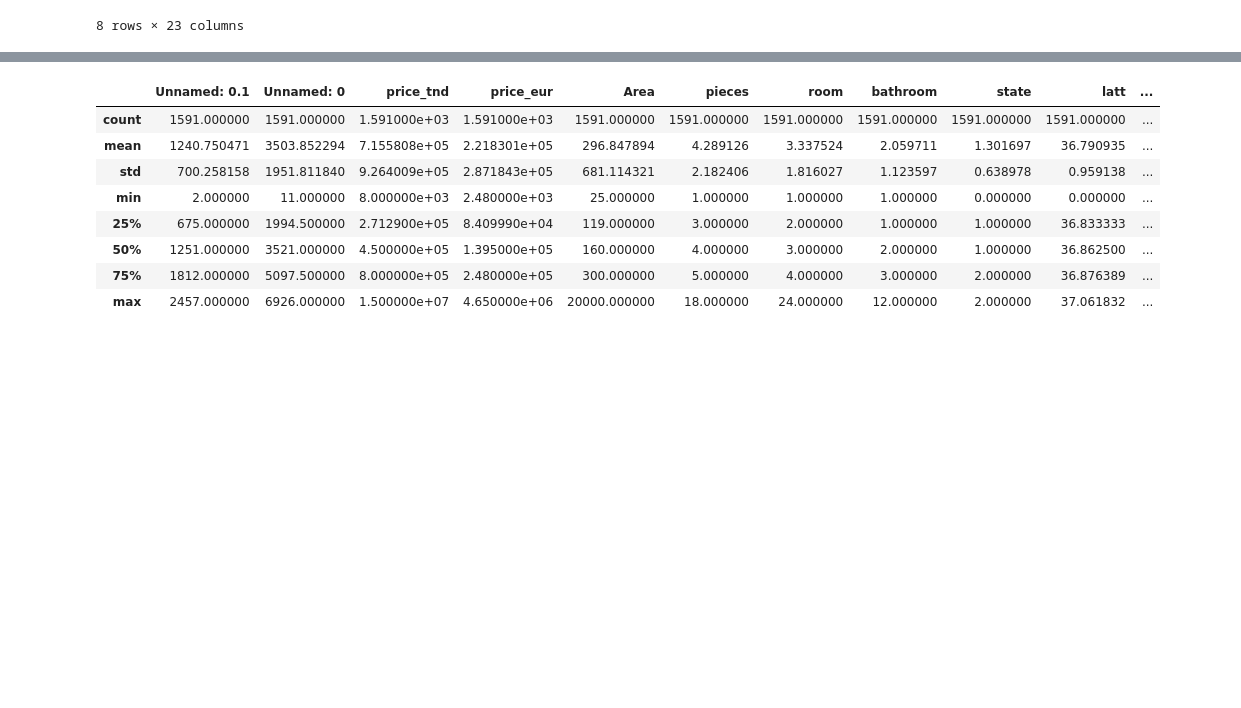
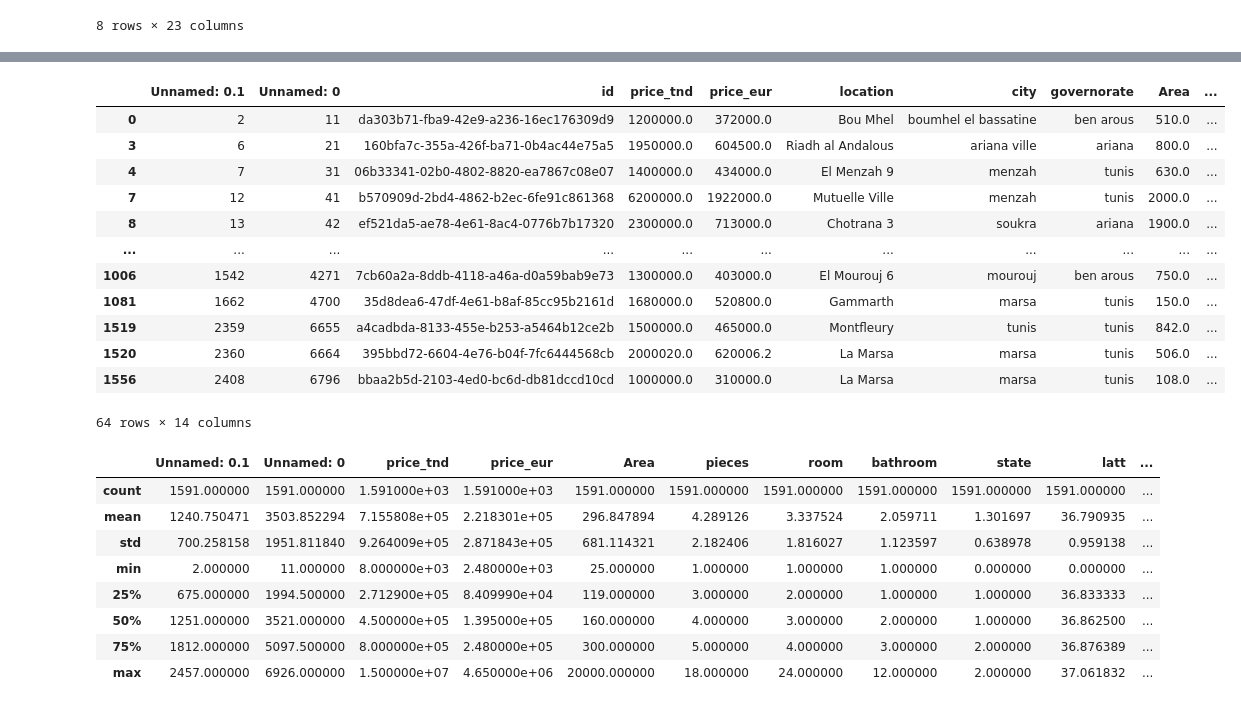
Before and after one commit to anasneji2002/Housing_pricing, a Jupyter notebook: notebooks/Cleanup scripts/Price filtering/dataset_cleanup_prices.ipynb, the cells around one changed output, grey strips where cells are left out. Saved outputs shown, nothing was run; the diff lists cells and outputs as text; code cells hidden in the pictures; blank space fills up the shorter version.

```diff
--- a/notebooks/Cleanup scripts/Price filtering/dataset_cleanup_prices.ipynb
+++ b/notebooks/Cleanup scripts/Price filtering/dataset_cleanup_prices.ipynb
@@ -11,5 +11,4 @@ df.head(3)
 | 2 | 4 | 18 | 12c80a59-8f9d-4cee-9554-eeae7aa3ab9c | 650000.0 | 201500.0 | Raoued | raoued | ariana | 400.0 | ... |
 3 rows × 28 columns
 # %%
-pm = df[df["price_tnd"]>=1000000]
-pm.head()
+phigh = df[(df["price_tnd"]>=1000000)]
@@ -34,3 +25,5 @@ pm.describe()
 | 75% | 672.500000 | 1985.500000 | 2.200000e+06 | 6.820000e+05 | 750.000000 | 7.000000 | 6.000000 | 4.000000 | 2.000000 | 36.876389 | ... |
 | max | 2408.000000 | 6796.000000 | 1.500000e+07 | 4.650000e+06 | 20000.000000 | 18.000000 | 24.000000 | 9.000000 | 2.000000 | 36.954444 | ... |
 8 rows × 23 columns
+# %%
+phigh=phigh[(phigh["Area"]>500) | (phigh["Area"]< 250) ]
@@ -36,0 +43,2 @@ pm.describe()
+# %%
+phigh=phigh[(phigh["room"]>5) | (phigh["room"]< 3) ]
@@ -37,3 +58,19 @@ pm.describe()
+# %%
+phigh.iloc[:,0:14]
+# %% [output]
+|  | Unnamed: 0.1 | Unnamed: 0 | id | price_tnd | price_eur | location | city | governorate | Area | ... |
+| 0 | 2 | 11 | da303b71-fba9-42e9-a236-16ec176309d9 | 1200000.0 | 372000.0 | Bou Mhel | boumhel el bassatine | ben arous | 510.0 | ... |
+| 3 | 6 | 21 | 160bfa7c-355a-426f-ba71-0b4ac44e75a5 | 1950000.0 | 604500.0 | Riadh al Andalous | ariana ville | ariana | 800.0 | ... |
+| 4 | 7 | 31 | 06b33341-02b0-4802-8820-ea7867c08e07 | 1400000.0 | 434000.0 | El Menzah 9 | menzah | tunis | 630.0 | ... |
+| 7 | 12 | 41 | b570909d-2bd4-4862-b2ec-6fe91c861368 | 6200000.0 | 1922000.0 | Mutuelle Ville | menzah | tunis | 2000.0 | ... |
+| 8 | 13 | 42 | ef521da5-ae78-4e61-8ac4-0776b7b17320 | 2300000.0 | 713000.0 | Chotrana 3 | soukra | ariana | 1900.0 | ... |
+| ... | ... | ... | ... | ... | ... | ... | ... | ... | ... | ... |
+| 1006 | 1542 | 4271 | 7cb60a2a-8ddb-4118-a46a-d0a59bab9e73 | 1300000.0 | 403000.0 | El Mourouj 6 | mourouj | ben arous | 750.0 | ... |
+| 1081 | 1662 | 4700 | 35d8dea6-47df-4e61-b8af-85cc95b2161d | 1680000.0 | 520800.0 | Gammarth | marsa | tunis | 150.0 | ... |
+| 1519 | 2359 | 6655 | a4cadbda-8133-455e-b253-a5464b12ce2b | 1500000.0 | 465000.0 | Montfleury | tunis | tunis | 842.0 | ... |
+| 1520 | 2360 | 6664 | 395bbd72-6604-4e76-b04f-7fc6444568cb | 2000020.0 | 620006.2 | La Marsa | marsa | tunis | 506.0 | ... |
+| 1556 | 2408 | 6796 | bbaa2b5d-2103-4ed0-bc6d-db81dccd10cd | 1000000.0 | 310000.0 | La Marsa | marsa | tunis | 108.0 | ... |
+64 rows × 14 columns
 # %%
 df.describe()
 # %% [output]
```
Also changed, not shown: parts of 15 cells of this notebook, 2 other files.
